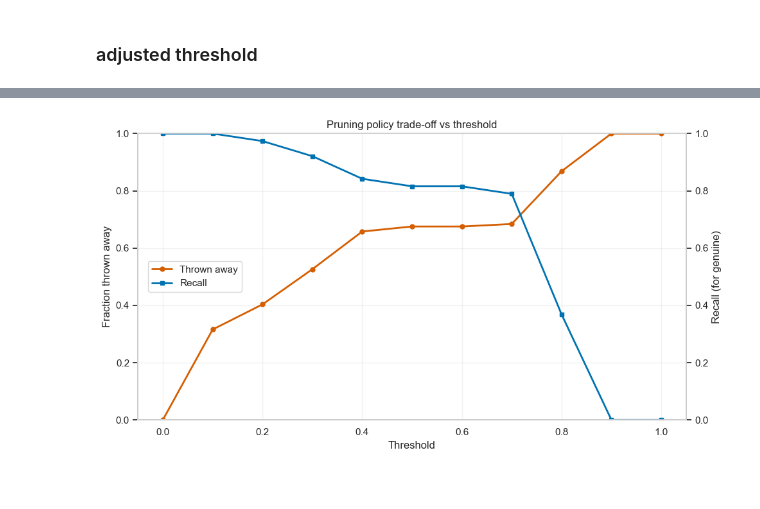
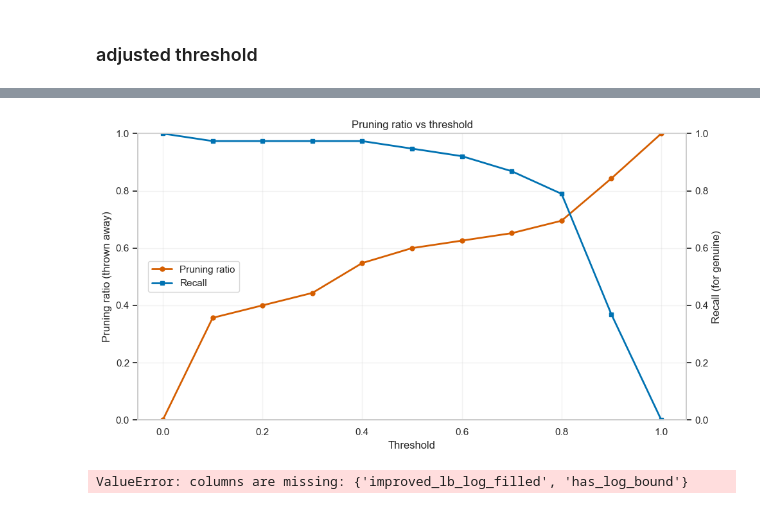
Before and after one commit to Jynns/dataprofiling_gen_fd, a Jupyter notebook: notebooks/pruning_policy.ipynb, the cells around one changed output, grey strips where cells are left out. Drawn from its saved outputs; the diff is of its cells as text; code cells hidden in the pictures.

```diff
--- a/notebooks/pruning_policy.ipynb
+++ b/notebooks/pruning_policy.ipynb
@@ -800,0 +786,9 @@ pruning ratio in test data: 0.32456140350877194
+# %%
+
+lookup_df = pd.read_csv("../data/feature_logprops.csv")
+
+data = data.merge(
+    lookup_df,
+    on=["tablename", "lhs", "rhs"],
+    how="left"
+)
@@ -800,0 +797,9 @@ pruning ratio in test data: 0.32456140350877194
+# %%
+data["has_log_bound"] = data["improved_lb_log"].notna().astype(int)
+# %%
+neutral_log_value = data.loc[
+    data["has_log_bound"] == 1,
+    "improved_lb_log"
+].median()
+
+data["improved_lb_log_filled"] = data["improved_lb_log"].fillna(neutral_log_value)
@@ -801,7 +889,7 @@ pruning ratio in test data: 0.32456140350877194
 # %% [markdown]
 ### adjusted threshold
 # %%
-proba = model_with.predict_proba(X_test)[:, 1]  # probability of True
+proba = model_final.predict_proba(X_test)[:, 1]  # probability of True
 
 thresholds = np.arange(0,1.1,0.1)
 ratios = []
@@ -958,7 +941,7 @@ import matplotlib.pyplot as plt
 # ratio  = fraction of ALL samples thrown away (pred=False) at each threshold
 # recall = recall of True class (kept among true) at each threshold
 
-def plot_pruning_tradeoff_ratio_recall(ratio, recall, title="Pruning policy trade-off vs threshold"):
+def plot_pruning_tradeoff_ratio_recall(ratio, recall, title="Pruning ratio vs threshold"):
     ratio = np.asarray(ratio, dtype=float)
     recall = np.asarray(recall, dtype=float)
 
@@ -979,39 +962,53 @@ def plot_pruning_tradeoff_ratio_recall(ratio, recall, title="Pruning policy trad
     line_throw, = ax1.plot(
         thresholds, ratio,
         color=color_throw, marker="o", markersize=5, linewidth=2,
-        label="Thrown away"
+        label="Pruning ratio"
     )
     ax1.set_xlabel("Threshold")
-    ax1.set_ylabel("Fraction thrown away")
+    ax1.set_ylabel("Pruning ratio (thrown away)")
     ax1.set_ylim(0, 1)
     ax1.grid(True, alpha=0.25)
 
     # Right axis: recall
     ax2 = ax1.twinx()
     line_recall, = ax2.plot(
         thresholds, recall,
         color=color_recall, marker="s", markersize=5, linewidth=2,
         label="Recall"
     )
     ax2.set_ylabel("Recall (for genuine)")
     ax2.set_ylim(0, 1)
     ax2.grid(False)
 
     # Single legend: vertically centered on the left
     ax1.legend(
         [line_throw, line_recall],
         [line_throw.get_label(), line_recall.get_label()],
         loc="center left",
         bbox_to_anchor=(0.01, 0.5),
         frameon=True
     )
 
     ax1.set_title(title)
     sns.despine(ax=ax1, right=False)
     plt.tight_layout()
     plt.show()
 
 # Call it:
 plot_pruning_tradeoff_ratio_recall(ratios, recalls)
 # %% [output]
-[figure, old version]
+[figure, new version]
+# %%
+import matplotlib.pyplot as plt
+from sklearn.metrics import roc_curve, roc_auc_score
+
+# predicted probabilities for the positive class
+y_score = model_final.predict_proba(X_test)[:, 1]
+
+# ROC curve
+fpr, tpr, thresholds = roc_curve(y_test, y_score)
+
+# AUC
+auc = roc_auc_score(y_test, y_score)
+# %% [output]
+ValueError: columns are missing: {'improved_lb_log_filled', 'has_log_bound'}
```
Also changed, not shown: parts of 15 cells of this notebook, 3 other files.
